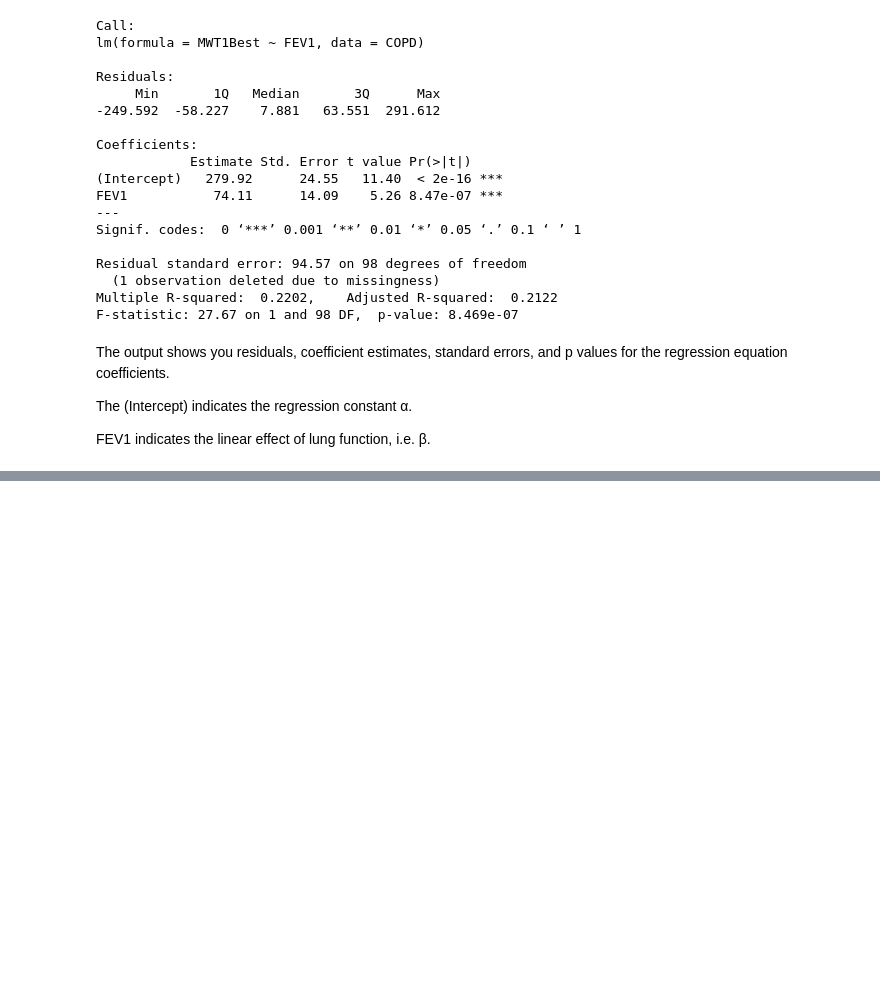
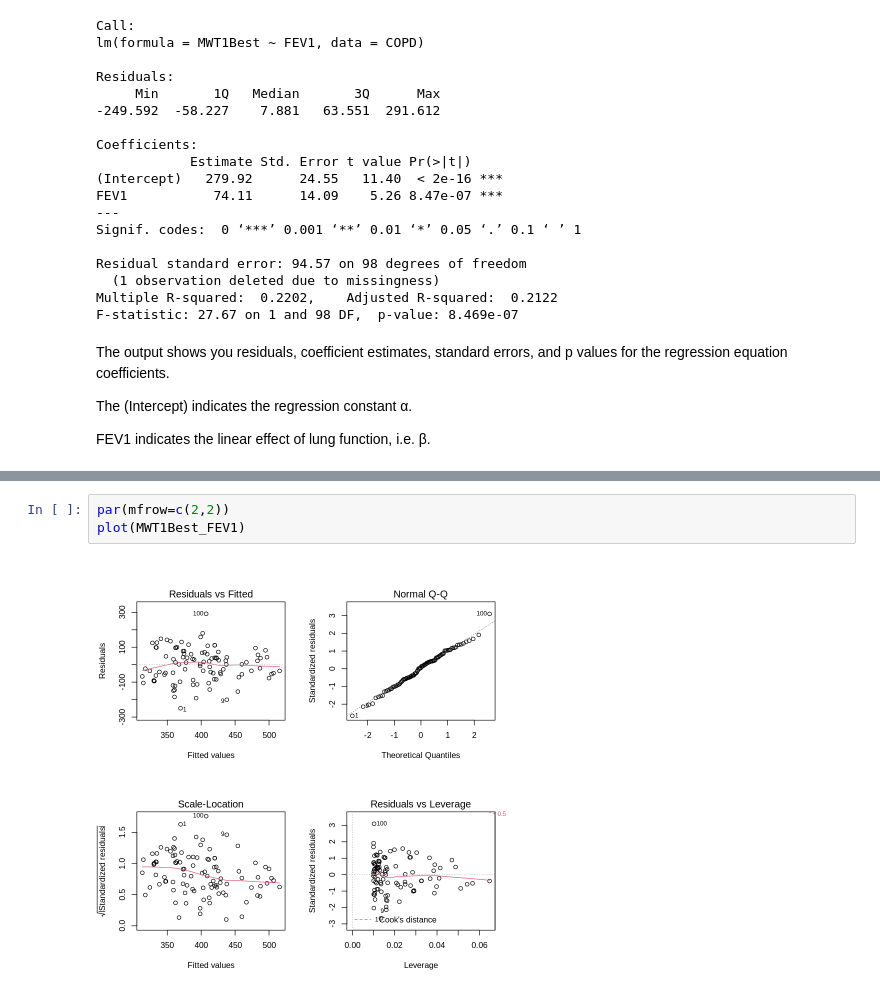
Before and after one commit to arnabmy/public-health-analysis, a Jupyter notebook: COPD.ipynb, the cells around one changed output, grey strips where cells are left out. Drawn from its saved outputs; the diff is of its cells as text; blank space fills up the shorter version.

```diff
--- a/COPD.ipynb
+++ b/COPD.ipynb
@@ -234,0 +246,5 @@ FEV1 indicates the linear effect of lung function, i.e. β.
+# %%
+par(mfrow=c(2,2))
+plot(MWT1Best_FEV1)
+# %% [output]
+[figure, added]
```
Also changed, not shown: parts of 2 cells of this notebook.
